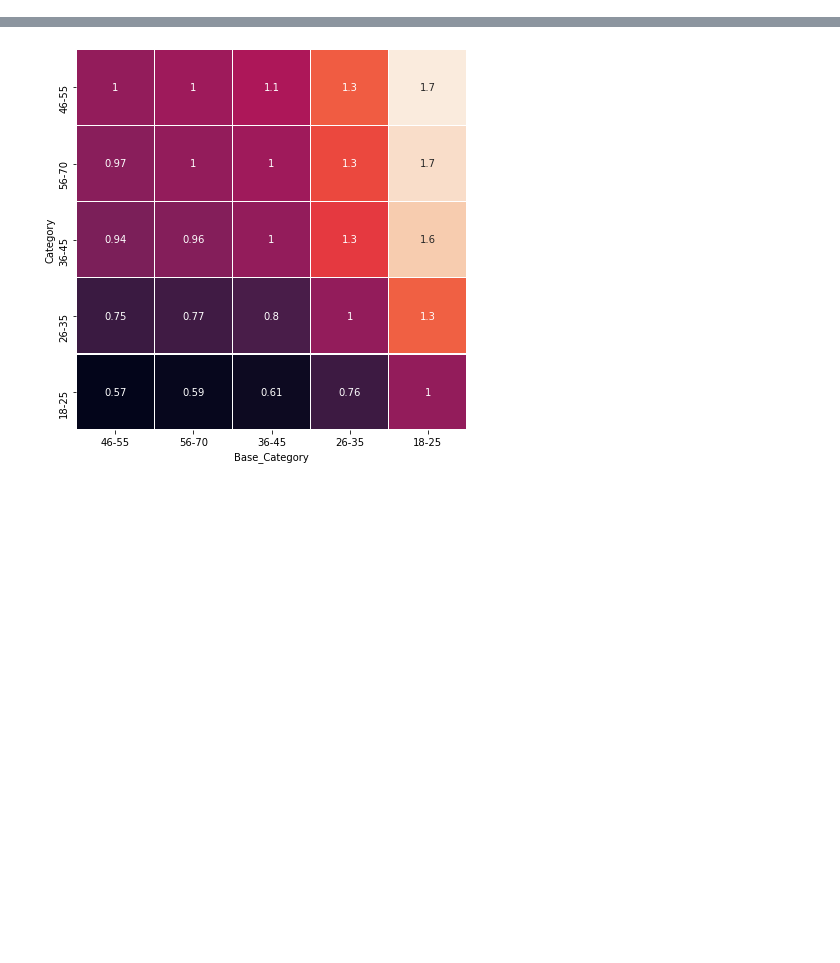
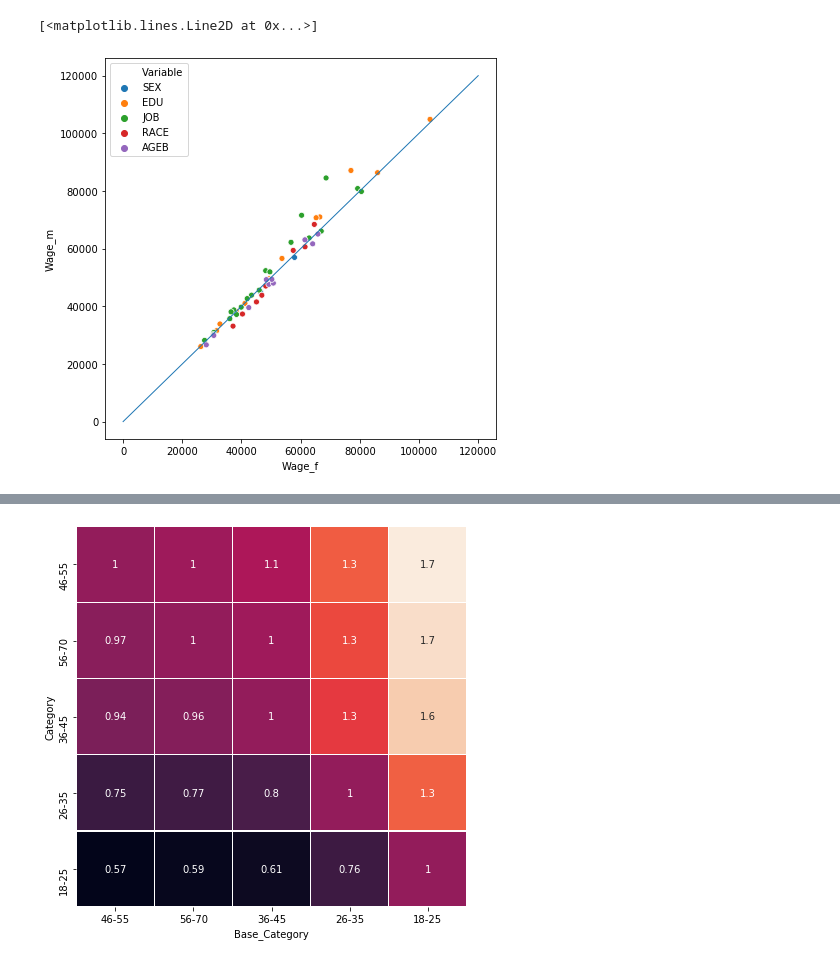
Before and after one commit to AlbeChen/Census_Wage_Analysis, a Jupyter notebook: final_analysis.ipynb, the cells around one changed output, grey strips where cells are left out. Drawn from its saved outputs; the diff is of its cells as text; code cells hidden in the pictures; blank space fills up the shorter version.

```diff
--- a/final_analysis.ipynb
+++ b/final_analysis.ipynb
@@ -57,0 +59,7 @@ plt.plot([25000,150000], [25000,150000], linewidth=1)
+# %%
+plt.figure(figsize=(7,7))
+sns.scatterplot(x="Wage_f", y="Wage_m", hue="Variable",data=sex_sep)
+plt.plot([0,120000], [0,120000], linewidth=1)
+# %% [output]
+[<matplotlib.lines.Line2D at 0x...>]
+[figure, added]
```
Also changed, not shown: parts of 7 cells of this notebook.
